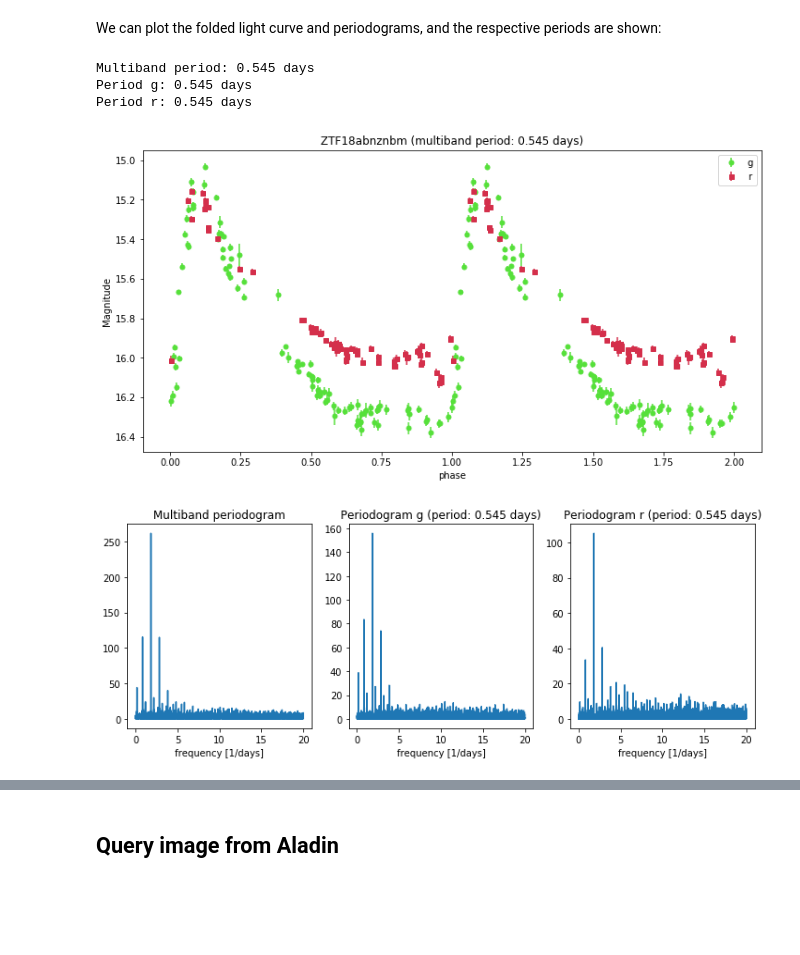
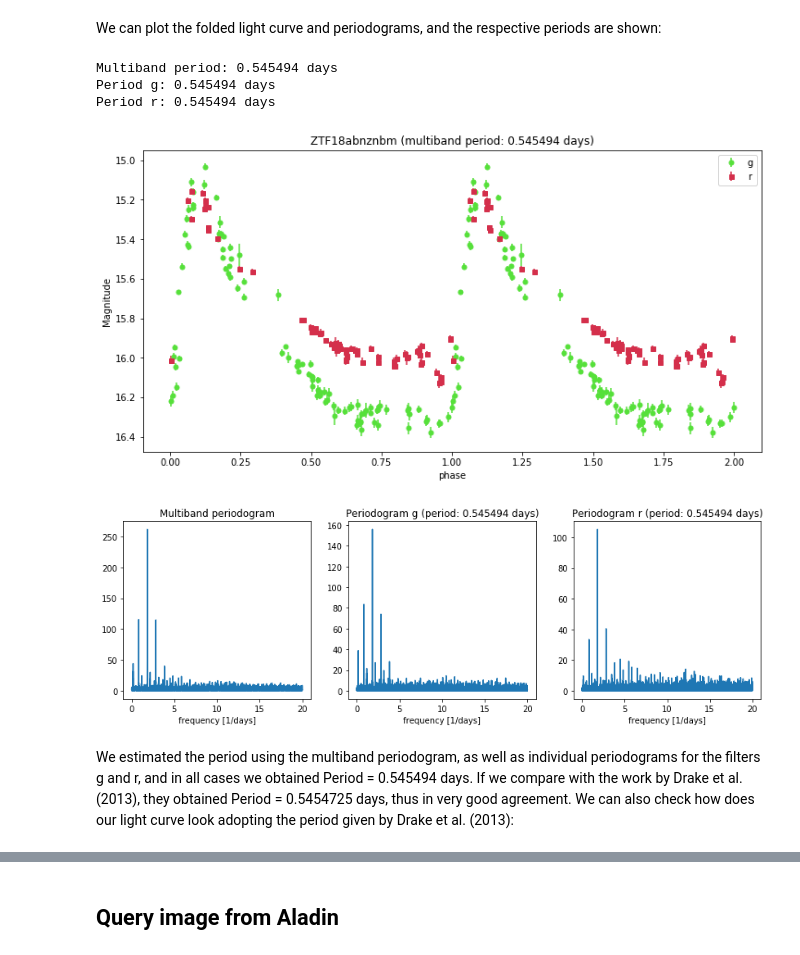
Before and after one commit to alercebroker/usecases, a Jupyter notebook: notebooks/ALeRCE_ZTF_VariableStars_newDB.ipynb, the cells around one changed output, grey strips where cells are left out. Drawn from its saved outputs; the diff is of its cells as text; code cells hidden in the pictures; blank space fills up the shorter version.

Commit message:
Added plots

```diff
--- a/notebooks/ALeRCE_ZTF_VariableStars_newDB.ipynb
+++ b/notebooks/ALeRCE_ZTF_VariableStars_newDB.ipynb
@@ -212,0 +296,2 @@ The first detections of this light curve were obtained on the Aug 19th 2018 (g f
+# %%
+results = getVSdata(seloidLPV, doLC=True)
@@ -287,7 +378,8 @@ def getVSdatacorr(oid, doLC=False, doext=False, dostamp=False, dosimbad=False, s
     results["lc_det"] = VS_det
 
     # object coordinates
-    co = coordinates.SkyCoord(ra=float(VS_stats.meanra), dec=float(VS_stats.meandec), unit=(u.deg, u.deg), frame='icrs')
+    co = coordinates.SkyCoord(ra=float(VS_stats.meanra), dec=float(VS_stats.meandec), unit=(u.deg, u.deg),
+                              frame='icrs')
 
     # get SIMBAD query
     if dosimbad:
@@ -295,11 +387,12 @@ def getVSdatacorr(oid, doLC=False, doext=False, dostamp=False, dosimbad=False, s
         display(Simbad_table)
         results["simbad_table"] = Simbad_table
 
-    # get galactic extinction
+    # get Galactic extinction
     if doext:
         # Galactic extinction (use SFD = D.J. Schlegel, D.P. Finkbeiner, & M. Davis (1998, ApJ, 500, 525))
         table = IrsaDust.get_extinction_table(co)
-        A = {"g": float(table[table["Filter_name"] == "SDSS g"]["A_SFD"]), "r": float(table[table["Filter_name"] == "SDSS r"]["A_SFD"])}
+        A = {"g": float(table[table["Filter_name"] == "SDSS g"]["A_SFD"]),
+             "r": float(table[table["Filter_name"] == "SDSS r"]["A_SFD"])}
         results["attenuation"] = A
 
     # plot the LC
@@ -323,9 +416,8 @@ def getVSdatacorr(oid, doLC=False, doext=False, dostamp=False, dosimbad=False, s
             ax[idx].axes.get_xaxis().set_visible(False)
             ax[idx].axes.get_yaxis().set_visible(False)
         ax[0].set_title("oid: %s, candid: %s (science, reference and difference)" % (oid, candid), loc='left')
-        fig.subplots_adjust(wspace = 0, hspace = 0)
+        fig.subplots_adjust(wspace=0, hspace=0)
 
-    # return data
     return results
 # %% [markdown]
 And now we can show the extinction corrected light curve and its stamp:
@@ -379,11 +475,11 @@ def doperiod_multiband(VS_det, showperiod=False):
 # %% [markdown]
 Now define the function to be plotted:
 # %%
-def plotperiod_multiband(oid, VS_det, dofold=False,
+def plotperiod_multiband(oid, VS_det, dofold=False, showperiodograms=False,
                          period_mb=None, freq_mb=None, per_mb=None,
                          period=None, freq=None, per=None):
 
-    fig, ax = plt.subplots(figsize = (12, 6))
+    fig, ax = plt.subplots(figsize=(12, 6))
     labels = {1: 'g', 2: 'r'}
     markers = {1: 'o', 2: 's'}
     sizes = {1: 30, 2: 40}
@@ -399,15 +495,15 @@ def plotperiod_multiband(oid, VS_det, dofold=False,
                 else:
                     label = None
                 ax.errorbar(phase + nphase, VS_det[maskdet].magpsf_corr,
-                        yerr = VS_det[maskdet].sigmapsf_corr_ext, c = colors[fid], marker = markers[fid], label = label,
-                        markersize=5, linestyle = 'None')
+                        yerr = VS_det[maskdet].sigmapsf_corr_ext, c=colors[fid], marker=markers[fid], label=label,
+                        markersize=5, linestyle='None')
         else:
             ax.errorbar(VS_det[maskdet].mjd, VS_det[maskdet].magpsf_corr,
-                    yerr = VS_det[maskdet].sigmapsf_corr_ext, c = colors[fid], marker = markers[fid], label = labels[fid],
-                    linestyle = 'None')
+                    yerr=VS_det[maskdet].sigmapsf_corr_ext, c=colors[fid], marker=markers[fid], label=labels[fid],
+                    linestyle='None')
 
     if dofold:
-        ax.set_title("%s (multiband period: %.3f days)" % (oid, period_mb))
+        ax.set_title("%s (multiband period: %.6f days)" % (oid, period_mb))
         ax.set_xlabel("phase")
     else:
         ax.set_title(oid)
@@ -416,8 +512,8 @@ def plotperiod_multiband(oid, VS_det, dofold=False,
     ax.legend()
     ax.set_ylim(ax.get_ylim()[::-1])
 
-    if dofold:
-        fig, ax = plt.subplots(ncols = 3, figsize = (12, 4))
+    if dofold and showperiodograms:
+        fig, ax = plt.subplots(ncols=3, figsize=(14, 4))
 
         for idx, fid in enumerate([0, 1, 2]):
             if idx==0:
@@ -426,15 +522,16 @@ def plotperiod_multiband(oid, VS_det, dofold=False,
                 ax[idx].set_xlabel("frequency [1/days]")
             else:
                 ax[idx].plot(freq[fid], per[fid])
-                ax[idx].set_title("Periodogram %s (period: %.3f days)" % (labels[fid], period[fid]))
+                ax[idx].set_title("Periodogram %s (period: %.6f days)" % (labels[fid], period[fid]))
                 ax[idx].set_xlabel("frequency [1/days]")
 # %% [markdown]
 Get data, fold, and plot:
 # %%
-def getLCdata(oid, results, doplot=False, dofold=False, showperiod=False):
+def getLCdata(oid, results, doplot=False, dofold=False, showperiod=False, showperiodograms=False):
     if dofold:
         # get period
-        period_mb, freq_mb, per_mb, period, freq, per = doperiod_multiband(results["lc_det"], showperiod=showperiod)
+        period_mb, freq_mb, per_mb, period, freq, per = doperiod_multiband(results["lc_det"],
+                                                                           showperiod=showperiod)
         results["period_multiband"] = period_mb
         results["period_band"] = period
     else:
@@ -442,7 +539,7 @@ def getLCdata(oid, results, doplot=False, dofold=False, showperiod=False):
         period_mb = None; freq_mb = None; per_mb = None
 
     if doplot:
-        plotperiod_multiband(oid, results["lc_det"], dofold,
+        plotperiod_multiband(oid, results["lc_det"], dofold, showperiodograms,
                              period_mb=period_mb, freq_mb=freq_mb, per_mb=per_mb,
                              period=period, freq=freq, per=per)
 
@@ -450,11 +547,13 @@ def getLCdata(oid, results, doplot=False, dofold=False, showperiod=False):
 # %% [markdown]
 We can plot the folded light curve and periodograms, and the respective periods are shown:
 # %%
-results = getVSdatacorr(seloid);
-periodogram = getLCdata(seloid, results, doplot=True, dofold=True, showperiod=True)
+results = getVSdatacorr(seloid)
+periodogram = getLCdata(seloid, results, doplot=True, dofold=True, showperiod=True, showperiodograms=True)
 # %% [output]
-Multiband period: 0.545 days
-Period g: 0.545 days
-Period r: 0.545 days
+Multiband period: 0.545494 days
+Period g: 0.545494 days
+Period r: 0.545494 days
-[figure, old version]
+[figure, new version]
-[figure, old version]
+[figure, new version]
+# %% [markdown]
+We estimated the period using the multiband periodogram, as well as individual periodograms for the filters g and r, and in all cases we obtained Period = 0.545494 days. If we compare with the work by Drake et al. (2013), they obtained Period = 0.5454725 days, thus in very good agreement. We can also check how does our light curve look adopting the period given by Drake et al. (2013):
```
Also changed, not shown: parts of 117 cells of this notebook.
